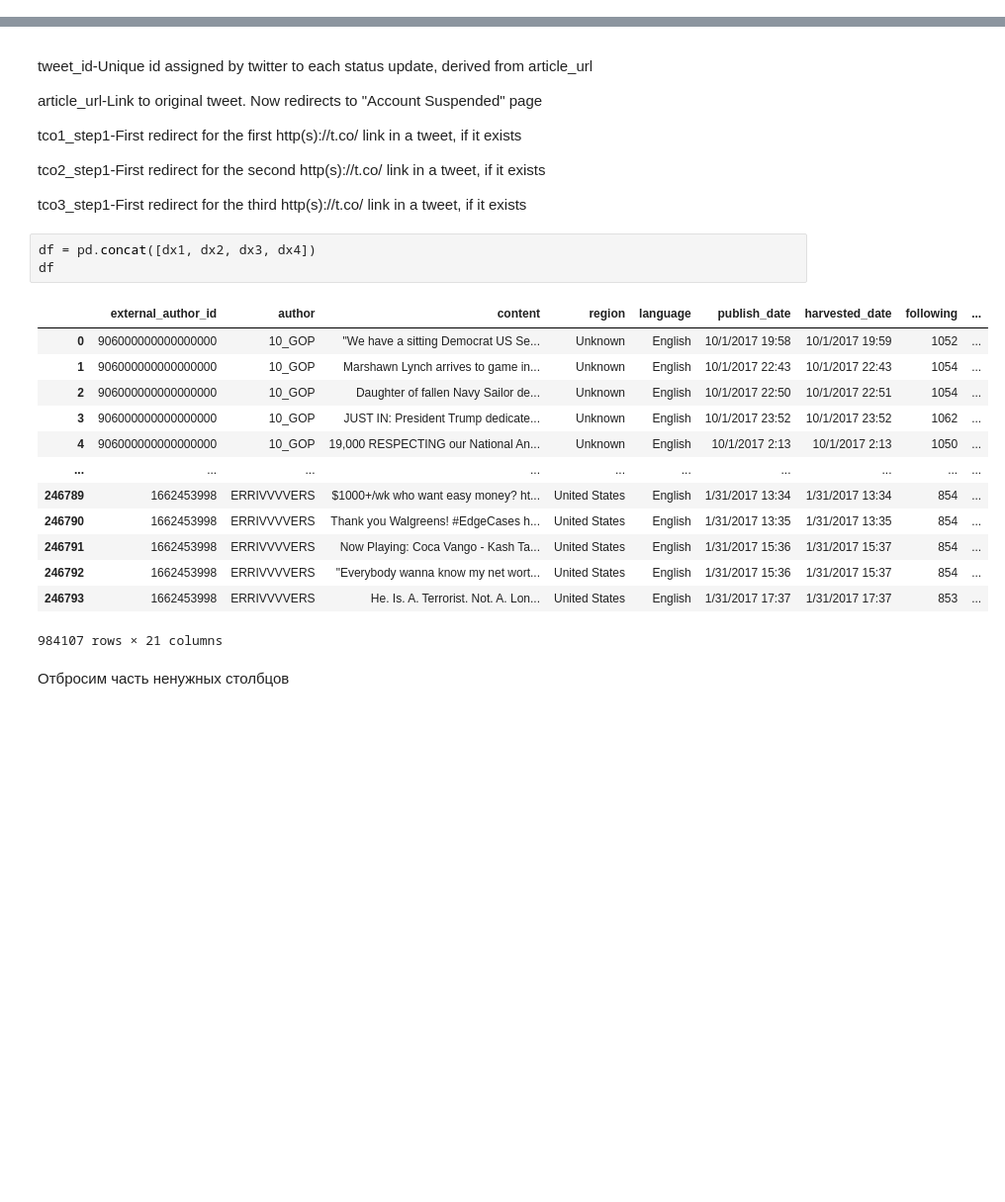
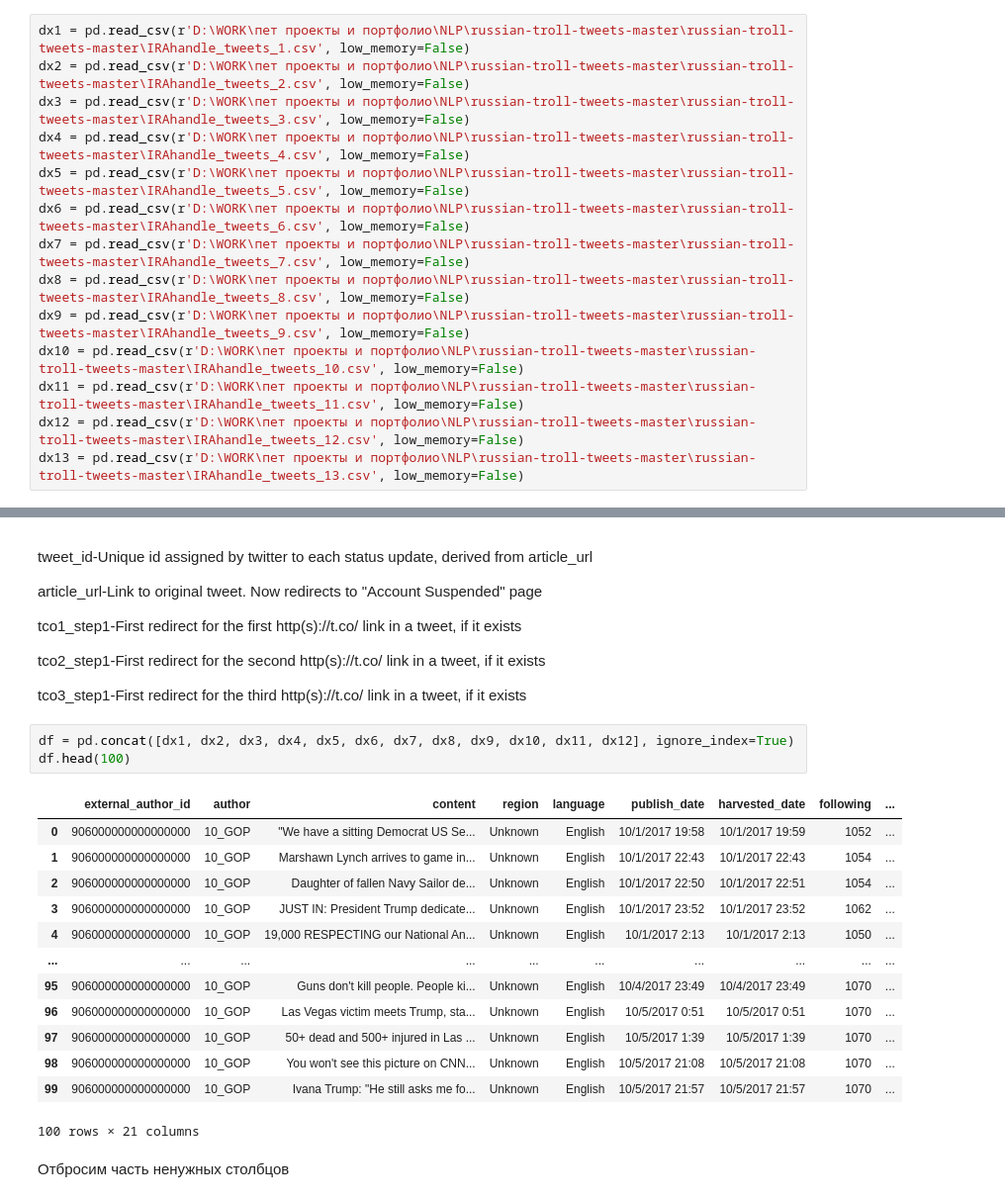
Before and after one commit to Orthanc92/Tweet-classification, a Jupyter notebook: twitter.ipynb, the cells around one changed output, grey strips where cells are left out. Shown at 99% size. Cells and saved outputs as stored; diff of their text form; blank space fills up the shorter version.

```diff
--- a/twitter.ipynb
+++ b/twitter.ipynb
@@ -118,3 +110,17 @@ dx4 = pd.read_csv('/content/IRAhandle_tweets_4.csv')
+# %%
+dx1 = pd.read_csv(r'D:\WORK\пет проекты и портфолио\NLP\russian-troll-tweets-master\russian-troll-tweets-master\IRAhandle_tweets_1.csv', low_memory=False)
+dx2 = pd.read_csv(r'D:\WORK\пет проекты и портфолио\NLP\russian-troll-tweets-master\russian-troll-tweets-master\IRAhandle_tweets_2.csv', low_memory=False)
+dx3 = pd.read_csv(r'D:\WORK\пет проекты и портфолио\NLP\russian-troll-tweets-master\russian-troll-tweets-master\IRAhandle_tweets_3.csv', low_memory=False)
+dx4 = pd.read_csv(r'D:\WORK\пет проекты и портфолио\NLP\russian-troll-tweets-master\russian-troll-tweets-master\IRAhandle_tweets_4.csv', low_memory=False)
+dx5 = pd.read_csv(r'D:\WORK\пет проекты и портфолио\NLP\russian-troll-tweets-master\russian-troll-tweets-master\IRAhandle_tweets_5.csv', low_memory=False)
+dx6 = pd.read_csv(r'D:\WORK\пет проекты и портфолио\NLP\russian-troll-tweets-master\russian-troll-tweets-master\IRAhandle_tweets_6.csv', low_memory=False)
+dx7 = pd.read_csv(r'D:\WORK\пет проекты и портфолио\NLP\russian-troll-tweets-master\russian-troll-tweets-master\IRAhandle_tweets_7.csv', low_memory=False)
+dx8 = pd.read_csv(r'D:\WORK\пет проекты и портфолио\NLP\russian-troll-tweets-master\russian-troll-tweets-master\IRAhandle_tweets_8.csv', low_memory=False)
+dx9 = pd.read_csv(r'D:\WORK\пет проекты и портфолио\NLP\russian-troll-tweets-master\russian-troll-tweets-master\IRAhandle_tweets_9.csv', low_memory=False)
+dx10 = pd.read_csv(r'D:\WORK\пет проекты и портфолио\NLP\russian-troll-tweets-master\russian-troll-tweets-master\IRAhandle_tweets_10.csv', low_memory=False)
+dx11 = pd.read_csv(r'D:\WORK\пет проекты и портфолио\NLP\russian-troll-tweets-master\russian-troll-tweets-master\IRAhandle_tweets_11.csv', low_memory=False)
+dx12 = pd.read_csv(r'D:\WORK\пет проекты и портфолио\NLP\russian-troll-tweets-master\russian-troll-tweets-master\IRAhandle_tweets_12.csv', low_memory=False)
+dx13 = pd.read_csv(r'D:\WORK\пет проекты и портфолио\NLP\russian-troll-tweets-master\russian-troll-tweets-master\IRAhandle_tweets_13.csv', low_memory=False)
 # %% [markdown]
 Краткое описание
 # %% [markdown]
@@ -161,22 +167,22 @@ tco2_step1-First redirect for the second http(s)://t.co/ link in a tweet, if it
 
 tco3_step1-First redirect for the third http(s)://t.co/ link in a tweet, if it exists
 # %%
-df = pd.concat([dx1, dx2, dx3, dx4])
-df
+df = pd.concat([dx1, dx2, dx3, dx4, dx5, dx6, dx7, dx8, dx9, dx10, dx11, dx12], ignore_index=True)
+df.head(100)
 # %% [output]
 |  | external_author_id | author | content | region | language | publish_date | harvested_date | following | ... |
 | 0 | 906000000000000000 | 10_GOP | "We have a sitting Democrat US Se... | Unknown | English | 10/1/2017 19:58 | 10/1/2017 19:59 | 1052 | ... |
 | 1 | 906000000000000000 | 10_GOP | Marshawn Lynch arrives to game in... | Unknown | English | 10/1/2017 22:43 | 10/1/2017 22:43 | 1054 | ... |
 | 2 | 906000000000000000 | 10_GOP | Daughter of fallen Navy Sailor de... | Unknown | English | 10/1/2017 22:50 | 10/1/2017 22:51 | 1054 | ... |
 | 3 | 906000000000000000 | 10_GOP | JUST IN: President Trump dedicate... | Unknown | English | 10/1/2017 23:52 | 10/1/2017 23:52 | 1062 | ... |
 | 4 | 906000000000000000 | 10_GOP | 19,000 RESPECTING our National An... | Unknown | English | 10/1/2017 2:13 | 10/1/2017 2:13 | 1050 | ... |
 | ... | ... | ... | ... | ... | ... | ... | ... | ... | ... |
-| 246789 | 1662453998 | ERRIVVVVERS | $1000+/wk who want easy money? ht... | United States | English | 1/31/2017 13:34 | 1/31/2017 13:34 | 854 | ... |
-| 246790 | 1662453998 | ERRIVVVVERS | Thank you Walgreens! #EdgeCases h... | United States | English | 1/31/2017 13:35 | 1/31/2017 13:35 | 854 | ... |
-| 246791 | 1662453998 | ERRIVVVVERS | Now Playing: Coca Vango - Kash Ta... | United States | English | 1/31/2017 15:36 | 1/31/2017 15:37 | 854 | ... |
-| 246792 | 1662453998 | ERRIVVVVERS | "Everybody wanna know my net wort... | United States | English | 1/31/2017 15:36 | 1/31/2017 15:37 | 854 | ... |
-| 246793 | 1662453998 | ERRIVVVVERS | He. Is. A. Terrorist. Not. A. Lon... | United States | English | 1/31/2017 17:37 | 1/31/2017 17:37 | 853 | ... |
+| 95 | 906000000000000000 | 10_GOP | Guns don't kill people. People ki... | Unknown | English | 10/4/2017 23:49 | 10/4/2017 23:49 | 1070 | ... |
+| 96 | 906000000000000000 | 10_GOP | Las Vegas victim meets Trump, sta... | Unknown | English | 10/5/2017 0:51 | 10/5/2017 0:51 | 1070 | ... |
+| 97 | 906000000000000000 | 10_GOP | 50+ dead and 500+ injured in Las ... | Unknown | English | 10/5/2017 1:39 | 10/5/2017 1:39 | 1070 | ... |
+| 98 | 906000000000000000 | 10_GOP | You won't see this picture on CNN... | Unknown | English | 10/5/2017 21:08 | 10/5/2017 21:08 | 1070 | ... |
+| 99 | 906000000000000000 | 10_GOP | Ivana Trump: "He still asks me fo... | Unknown | English | 10/5/2017 21:57 | 10/5/2017 21:57 | 1070 | ... |
-984107 rows × 21 columns
+100 rows × 21 columns
 # %% [markdown]
 Отбросим часть ненужных столбцов
 # %%
```
Also changed, not shown: parts of 58 cells of this notebook.
